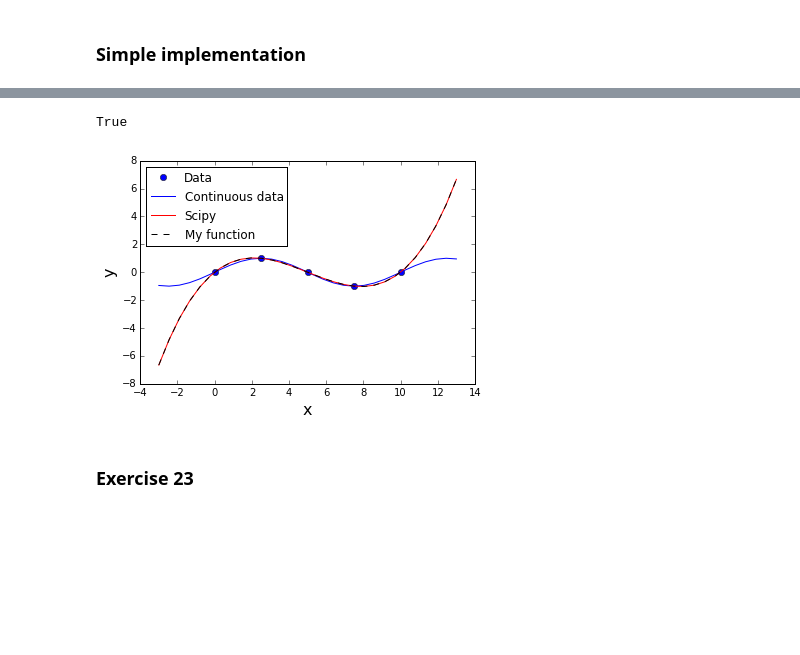
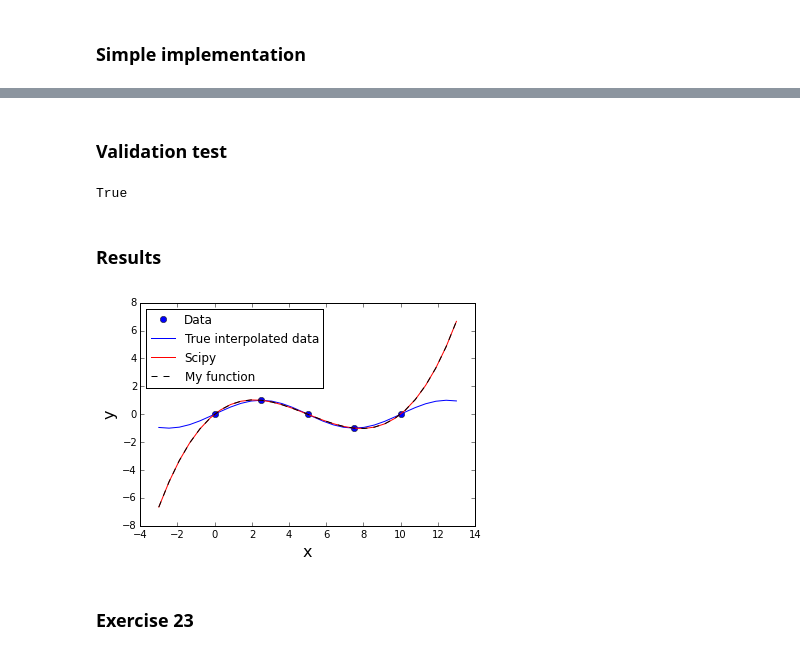
Before and after one commit to birocoles/Disciplina-metodos-computacionais, a Jupyter notebook: Content/lagrange.ipynb, the cells around one changed output, grey strips where cells are left out. Cells and saved outputs as stored; diff of their text form; code cells hidden in the pictures; blank space fills up the shorter version.

```diff
--- a/Content/lagrange.ipynb
+++ b/Content/lagrange.ipynb
@@ -31,15 +35,0 @@ plt.show()
-# %%
-l = np.empty_like(x)
-indices = np.arange(x.size)
-mask = (indices != 0)
-
-my_result = np.empty_like(x0)
-scipy_result = np.empty_like(x0)
-# %%
-for i, xc in enumerate(x0):
-    for j, xj in zip(indices,x):
-        l[j] = np.prod(xc - x[mask])
-        l[j] /= np.prod(xj - x[mask])
-        mask = np.roll(mask,1)
-
-    my_result[i] = np.sum(l*y)
@@ -58,0 +38,23 @@ for i, xc in enumerate(x0):
+# %%
+def my_lagrange(x, y, xc):
+    '''
+    Return an interpolated point by applying
+    the Lagrange's method.
+
+    input
+    x: numpy array 1D - x coordinates
+    y: numpy array 1D - given values of a function y(x)
+    xc: float - coordinate x of the interpolating point
+
+    output
+    yc: float - interpolated ordinate at xc
+    '''
+    mask = np.ones(x.size, dtype=bool)
+    mask[0] = False
+    l = np.empty_like(x)
+    for j, xj in enumerate(x):
+        l[j] = np.prod(xc - x[mask])
+        l[j] /= np.prod(xj - x[mask])
+        mask = np.roll(mask,1)
+    yc = np.sum(l*y)
+    return yc
@@ -58,0 +65,4 @@ for i, xc in enumerate(x0):
+# %%
+my_result = np.empty_like(x0)
+for i, xc in enumerate(x0):
+    my_result[i] = my_lagrange(x, y, xc)
@@ -60,22 +72,26 @@ for i, xc in enumerate(x0):
 Lagrange = lagrange(x,y)
 # %%
 scipy_result = Lagrange(x0)
+# %% [markdown]
+### Validation test
 # %%
 np.allclose(scipy_result, my_result)
 # %% [output]
 True
+# %% [markdown]
+### Results
 # %%
 plt.figure()
 plt.plot(x, y, 'bo', label='Data')
-plt.plot(x0, y0, 'b-', label='Continuous data')
+plt.plot(x0, y0, 'b-', label='True interpolated data')
 plt.plot(x0, scipy_result, 'r-', label='Scipy')
 plt.plot(x0, my_result, 'k--', label = 'My function')
 plt.legend(loc='best', numpoints=1)
 plt.xlabel('x', fontsize=16)
 plt.ylabel('y', fontsize=16)
 plt.legend(loc='best', numpoints=1)
 plt.show()
 # %% [output]
-[figure, old version]
+[figure, new version]
 # %% [markdown]
 ### Exercise 23
```
Also changed, not shown: parts of 23 cells of this notebook, 10 other files.
